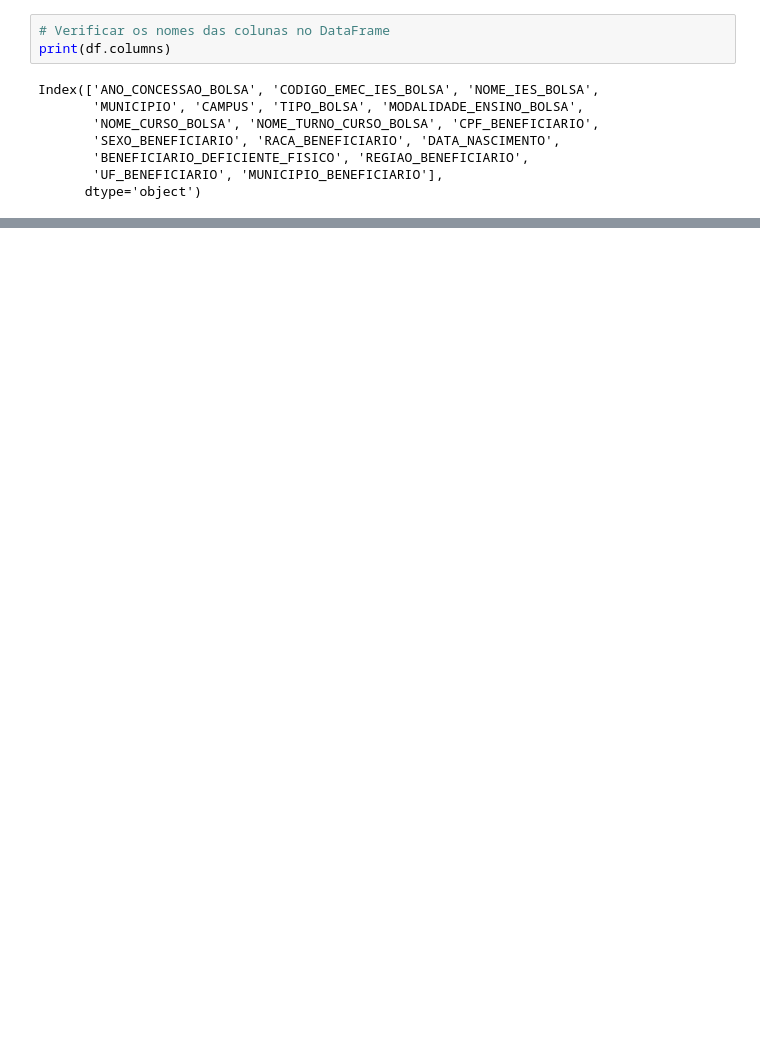
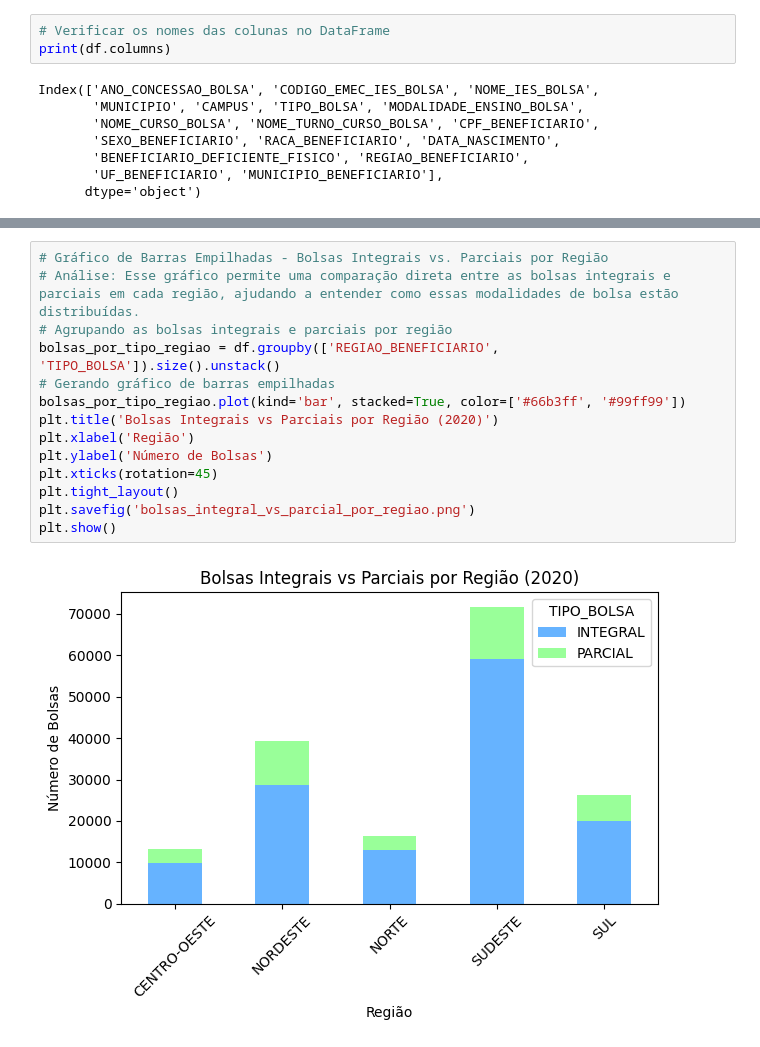
Before and after one commit to Helionaydias/Desafio-Python-Kick, a Jupyter notebook: projetoPython/projeto_python.ipynb, the cells around one changed output, grey strips where cells are left out. Cells and saved outputs as stored; diff of their text form; blank space fills up the shorter version.

```diff
--- a/projetoPython/projeto_python.ipynb
+++ b/projetoPython/projeto_python.ipynb
@@ -133,0 +81,16 @@ Relatório PDF gerado com sucesso!
+# %%
+# Gráfico de Barras Empilhadas - Bolsas Integrais vs. Parciais por Região
+# Análise: Esse gráfico permite uma comparação direta entre as bolsas integrais e parciais em cada região, ajudando a entender como essas modalidades de bolsa estão distribuídas.
+# Agrupando as bolsas integrais e parciais por região
+bolsas_por_tipo_regiao = df.groupby(['REGIAO_BENEFICIARIO', 'TIPO_BOLSA']).size().unstack()
+# Gerando gráfico de barras empilhadas
+bolsas_por_tipo_regiao.plot(kind='bar', stacked=True, color=['#66b3ff', '#99ff99'])
+plt.title('Bolsas Integrais vs Parciais por Região (2020)')
+plt.xlabel('Região')
+plt.ylabel('Número de Bolsas')
+plt.xticks(rotation=45)
+plt.tight_layout()
+plt.savefig('bolsas_integral_vs_parcial_por_regiao.png')
+plt.show()
+# %% [output]
+[figure, added]
```
Also changed, not shown: parts of 17 cells of this notebook, 14 other files.
